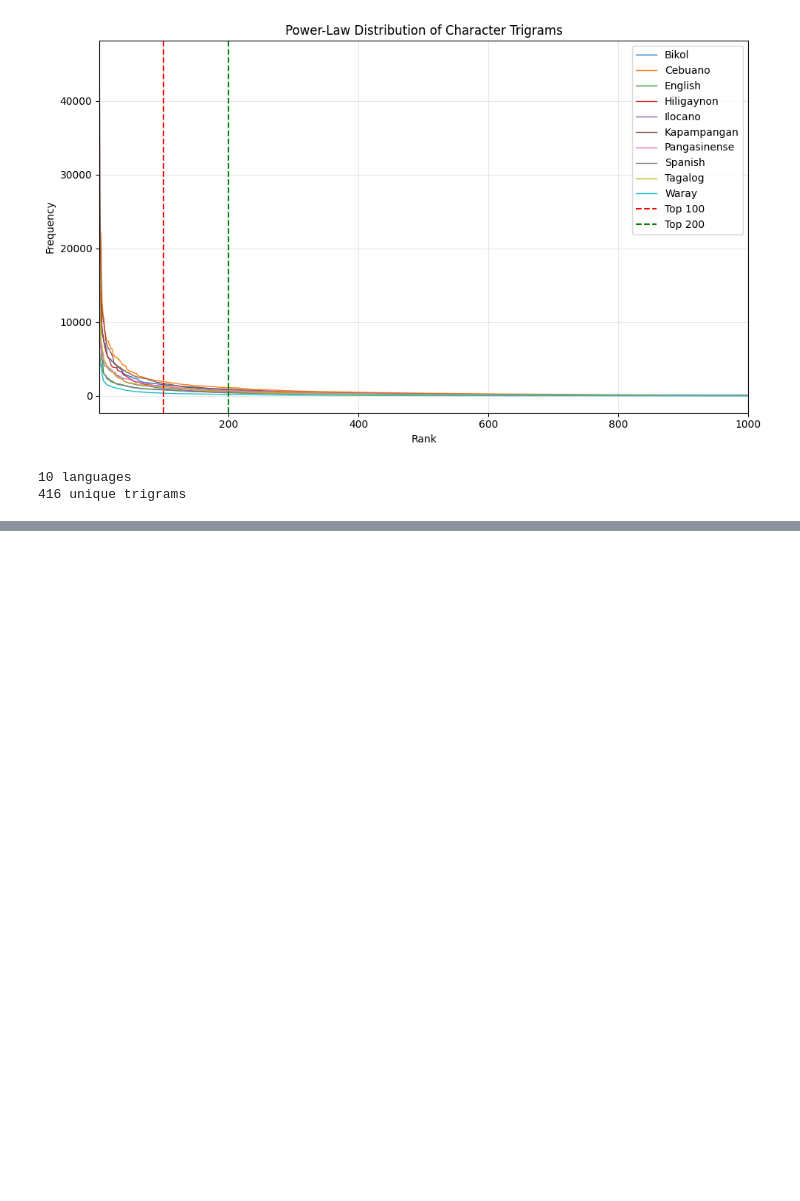
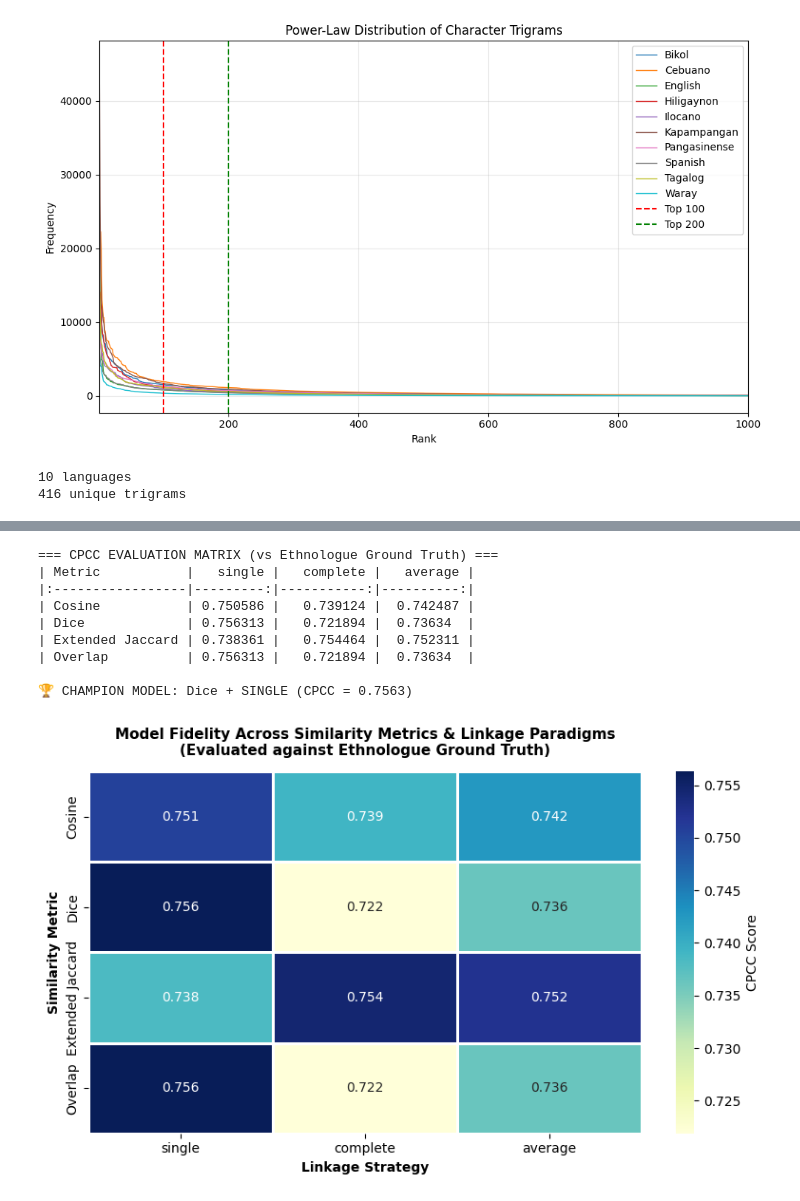
Before and after one commit to AsanroJay/ph-language-similarity, a Jupyter notebook: code/similarity.ipynb, the cells around one changed output, grey strips where cells are left out. Saved outputs shown, nothing was run; the diff lists cells and outputs as text; code cells hidden in the pictures; blank space fills up the shorter version.

```diff
--- a/code/similarity.ipynb
+++ b/code/similarity.ipynb
@@ -272,0 +589,55 @@ overlap_df
+# %%
+import seaborn as sns
+import matplotlib.pyplot as plt
+
+# 1. Pivot results into a clean 4x3 Matrix (Metrics vs Linkages)
+cpcc_matrix = results_df.pivot(
+    index="Metric",
+    columns="Linkage",
+    values="CPCC vs Ethnologue"
+)[["single", "complete", "average"]] # Re-order columns logically
+
+# Re-order rows logically
+cpcc_matrix = cpcc_matrix.reindex(["Cosine", "Dice", "Extended Jaccard", "Overlap"])
+
+print("=== CPCC EVALUATION MATRIX (vs Ethnologue Ground Truth) ===")
+print(cpcc_matrix.to_markdown())
+
+# 2. Identify and print the Champion
+champion_metric = results_df.iloc[0]["Metric"]
+champion_linkage = results_df.iloc[0]["Linkage"]
+champion_score = results_df.iloc[0]["CPCC vs Ethnologue"]
+
+print(f"\n🏆 CHAMPION MODEL: {champion_metric} + {champion_linkage.upper()} (CPCC = {champion_score:.4f})")
+
+# 3. Generate a High-Resolution Heatmap for Defense Slides / Manuscript
+plt.figure(figsize=(8, 5))
+sns.heatmap(
+    cpcc_matrix,
+    annot=True,
+    fmt=".3f",
+    cmap="YlGnBu",
+    cbar_kws={'label': 'CPCC Score'},
+    linewidths=1,
+    linecolor='white'
+)
+
+plt.title("Model Fidelity Across Similarity Metrics & Linkage Paradigms\n(Evaluated against Ethnologue Ground Truth)", fontsize=11, fontweight='bold', pad=12)
+plt.xlabel("Linkage Strategy", fontweight='bold')
+plt.ylabel("Similarity Metric", fontweight='bold')
+plt.tight_layout()
+
+# Save image for your thesis writeup
+plt.savefig("cpcc_model_evaluation_matrix.png", dpi=300)
+plt.show()
+# %% [output]
+=== CPCC EVALUATION MATRIX (vs Ethnologue Ground Truth) ===
+| Metric           |   single |   complete |   average |
+|:-----------------|---------:|-----------:|----------:|
+| Cosine           | 0.750586 |   0.739124 |  0.742487 |
+| Dice             | 0.756313 |   0.721894 |  0.73634  |
+| Extended Jaccard | 0.738361 |   0.754464 |  0.752311 |
+| Overlap          | 0.756313 |   0.721894 |  0.73634  |
+
+🏆 CHAMPION MODEL: Dice + SINGLE (CPCC = 0.7563)
+[figure, added]
```
Also changed, not shown: parts of 12 cells of this notebook.
